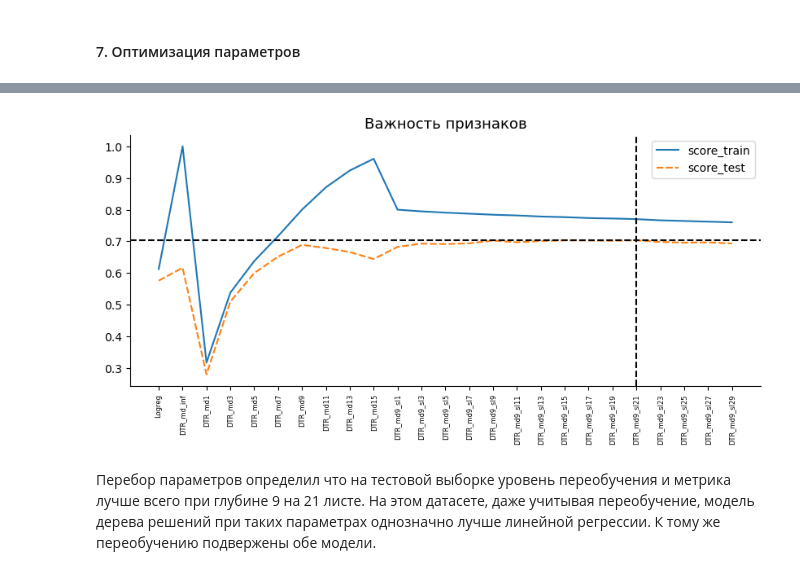
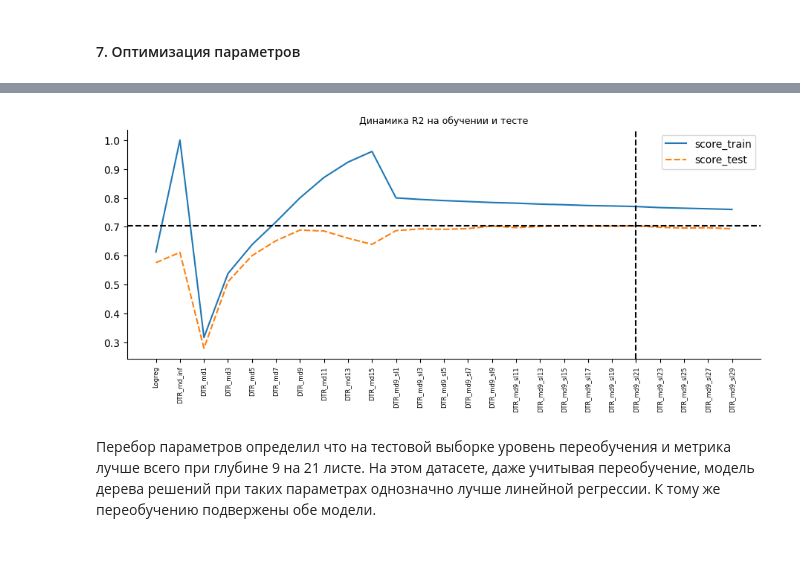
Before and after one commit to choodnovsky/Netilogiya_degp13, a Jupyter notebook: dz_8.08.ipynb, the cells around one changed output, grey strips where cells are left out. Drawn from its saved outputs; the diff is of its cells as text; code cells hidden in the pictures.

```diff
--- a/dz_8.08.ipynb
+++ b/dz_8.08.ipynb
@@ -265,19 +265,19 @@ res.T
 | DTR_md9_sl27 | 0.762 | 0.697 |
 | DTR_md9_sl29 | 0.760 | 0.693 |
 # %%
-fig = plt.figure(figsize=(10,4))
+fig = plt.figure(figsize=(11,4))
 sns.lineplot(data=res.T)
 plt.axhline(y=res.T['score_test'].max(), color='black', linestyle='--')
 plt.axvline(x = (
     res.T.reset_index()[res.T.reset_index()['score_test'] \
                         == res.T.reset_index()['score_test'].max()].index
 )[0], color='black', linestyle='--')
-plt.title(f'Важность признаков', size=13)
+plt.title(f'Динамика R2 на обучении и тесте', size=9)
 plt.xticks(fontsize=6, rotation=90)
 sns.despine()
 plt.show()
 # %% [output]
-[figure, old version]
+[figure, new version]
 # %% [markdown]
 Перебор параметров определил что на тестовой выборке уровень переобучения и метрика лучше всего при глубине 9 на 21 листе.
 На этом датасете, даже учитывая переобучение, модель дерева решений при таких параметрах однозначно лучше линейной регрессии. К тому же переобучению подвержены обе модели.
```
Also changed, not shown: parts of 3 cells of this notebook.
